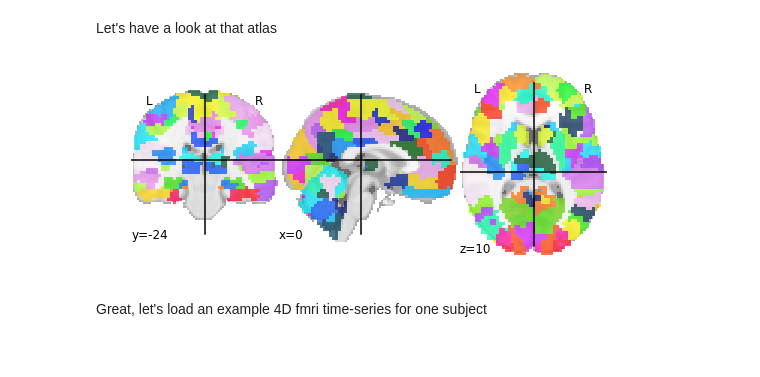
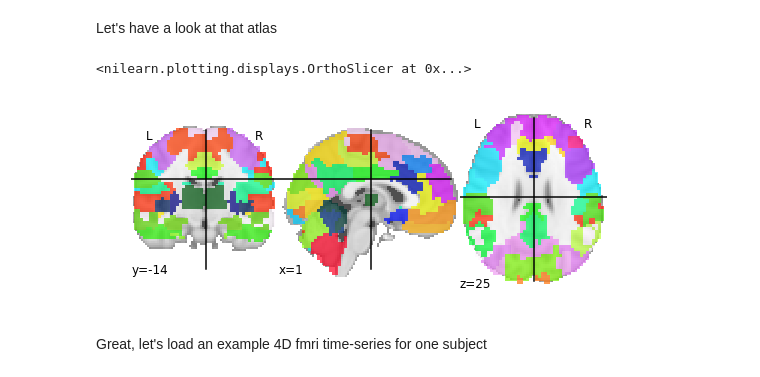
Before and after one commit to illdopejake/RS2018_Nilearn_tutorial, a Jupyter notebook: ADAPTED_plot_signal_extraction.ipynb, the cells around one changed output. Cells and saved outputs as stored; diff of their text form; code cells hidden in the pictures.

```diff
--- a/ADAPTED_plot_signal_extraction.ipynb
+++ b/ADAPTED_plot_signal_extraction.ipynb
@@ -51,13 +49,11 @@ Let's have a look at that atlas
 # %%
 import matplotlib.pyplot as plt
 from nilearn import plotting
 
-
-plt.close()
-plotting.plot_roi(atlas)
-plt.show()
+plotting.plot_roi(atlas_filename)
 # %% [output]
+<nilearn.plotting.displays.OrthoSlicer at 0x...>
-[figure, old version]
+[figure, new version]
 # %% [markdown]
 Great, let's load an example 4D fmri time-series for one subject
 # %%
```
Also changed, not shown: parts of 15 cells of this notebook, 2 other files.
